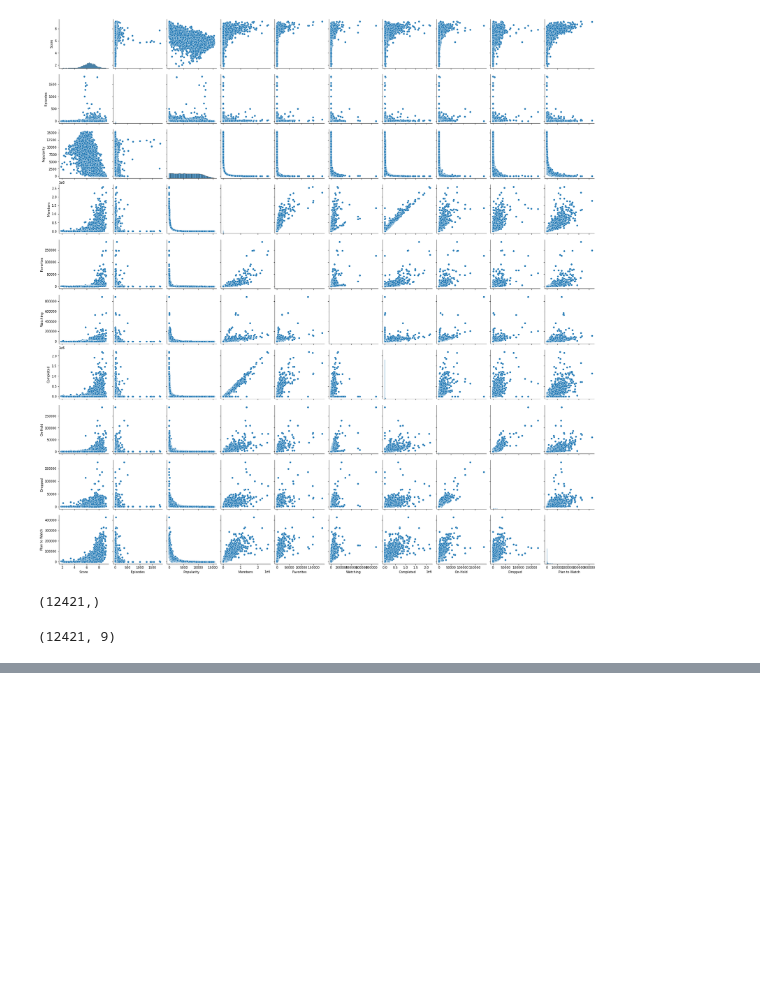
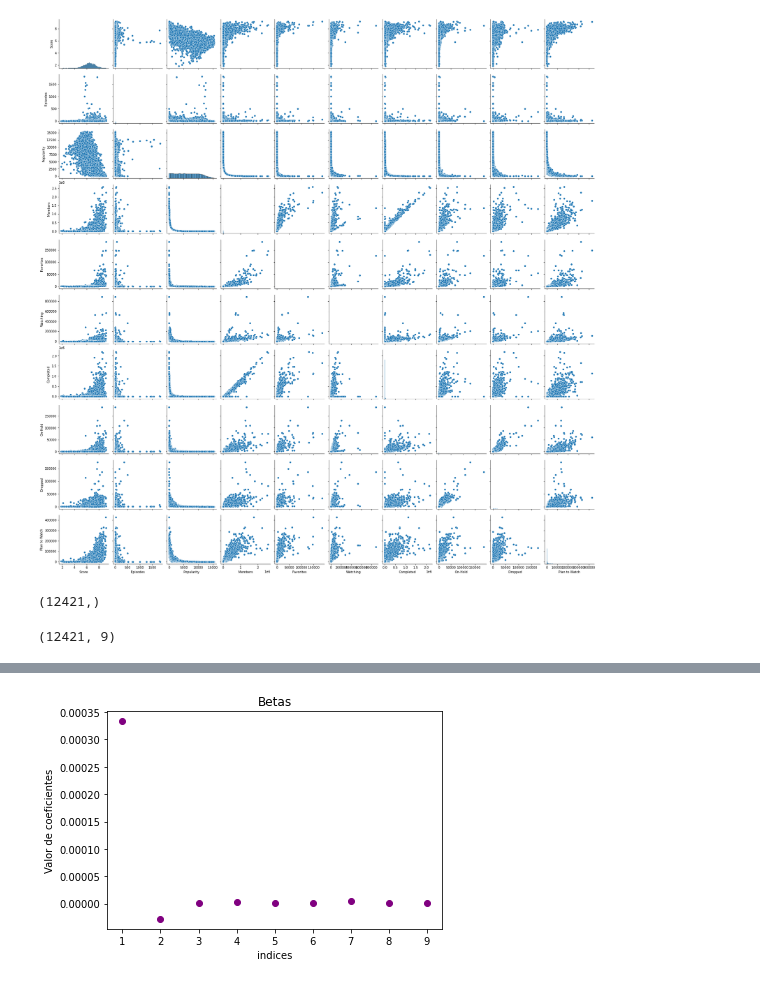
Before and after one commit to EddyGiusepe/Recommendation_of_MyAnimeList_2021, a Jupyter notebook: RecomendacaoAnime_2020.ipynb, the cells around one changed output, grey strips where cells are left out. Drawn from its saved outputs; the diff is of its cells as text; code cells hidden in the pictures; blank space fills up the shorter version.

```diff
--- a/RecomendacaoAnime_2020.ipynb
+++ b/RecomendacaoAnime_2020.ipynb
@@ -177,0 +292,4 @@ A Ridge Regression é um método de regularização do modelo que tem como princ
+# %%
+mod_ridge4 = Ridge(alpha =4, normalize = True)
+mod_ridge4.fit(X_train, Y_train)
+print(pd.Series(mod_ridge4.coef_ , index=X.columns))
@@ -177,0 +320,9 @@ A Ridge Regression é um método de regularização do modelo que tem como princ
+# %%
+eje_X = range(1,len(mod_ridge4.coef_)+1,1)
+plt.scatter(eje_X, mod_ridge4.coef_, color='purple')
+plt.title('Betas')
+plt.xlabel('indices')
+plt.ylabel('Valor de coeficientes')
+plt.show()
+# %% [output]
+[figure, added]
```
Also changed, not shown: parts of 21 cells of this notebook.
